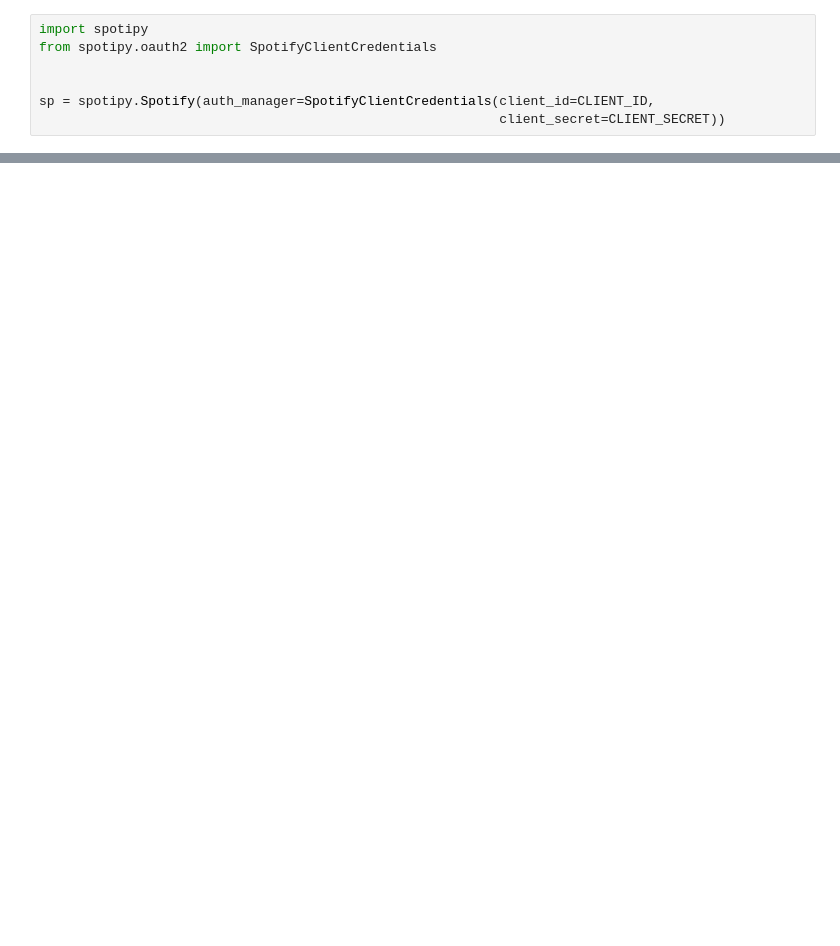
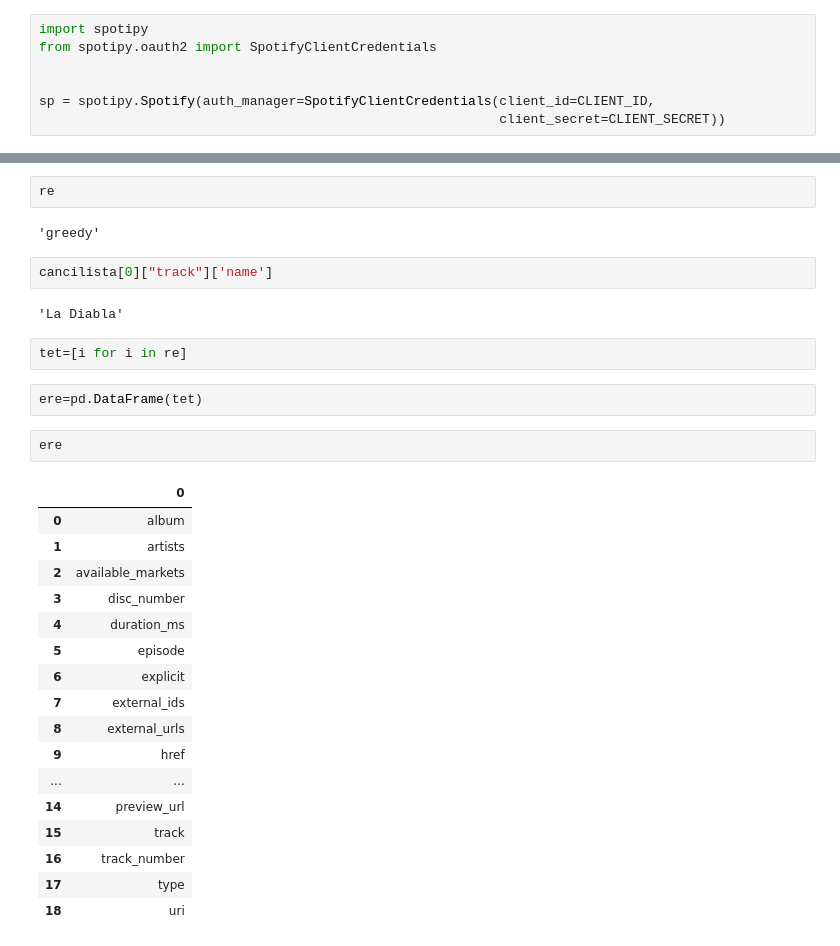
Before and after one commit to JCastillo1997/Rise-and-Fall-of-the-Genres, a Jupyter notebook: Api_Call.ipynb, the cells around one changed output, grey strips where cells are left out. Cells and saved outputs as stored; diff of their text form; blank space fills up the shorter version.

```diff
--- a/Api_Call.ipynb
+++ b/Api_Call.ipynb
@@ -21,0 +53,32 @@ sp = spotipy.Spotify(auth_manager=SpotifyClientCredentials(client_id=CLIENT_ID,
+# %%
+re
+# %% [output]
+'greedy'
+# %%
+cancilista[0]["track"]['name']
+# %% [output]
+'La Diabla'
+# %%
+tet=[i for i in re]
+# %%
+ere=pd.DataFrame(tet)
+# %%
+ere
+# %% [output]
+|  | 0 |
+| 0 | album |
+| 1 | artists |
+| 2 | available_markets |
+| 3 | disc_number |
+| 4 | duration_ms |
+| 5 | episode |
+| 6 | explicit |
+| 7 | external_ids |
+| 8 | external_urls |
+| 9 | href |
+| ... | ... |
+| 14 | preview_url |
+| 15 | track |
+| 16 | track_number |
+| 17 | type |
+| 18 | uri |
```
Also changed, not shown: parts of 7 cells of this notebook, 1 other file.
